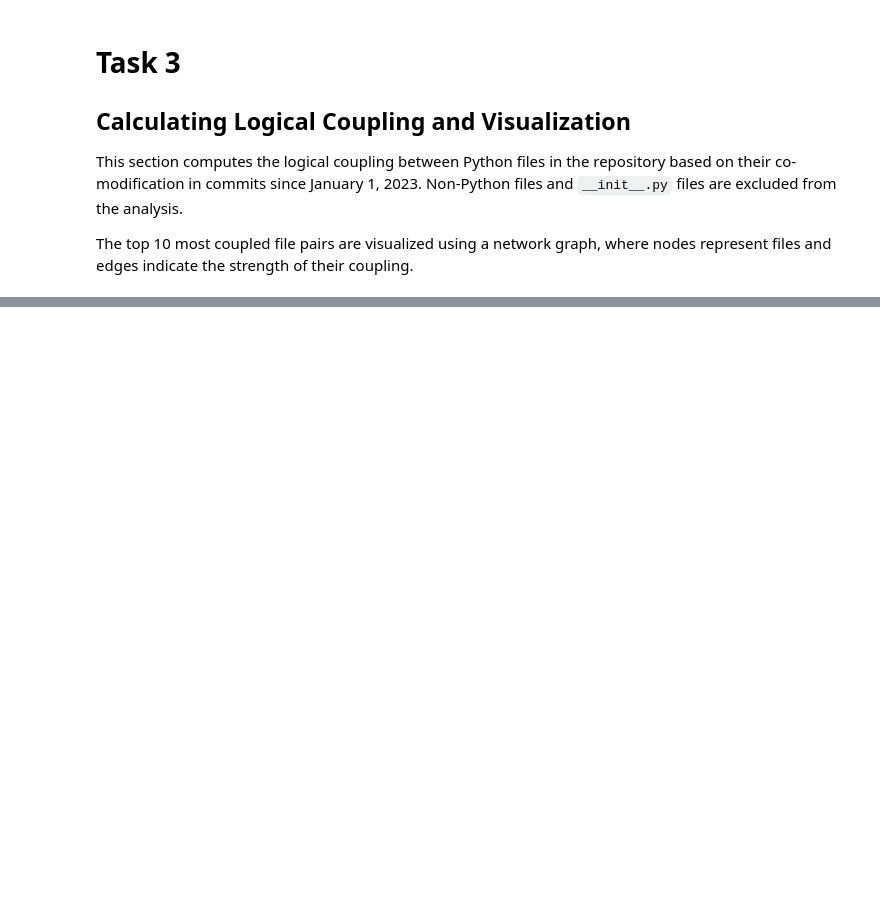
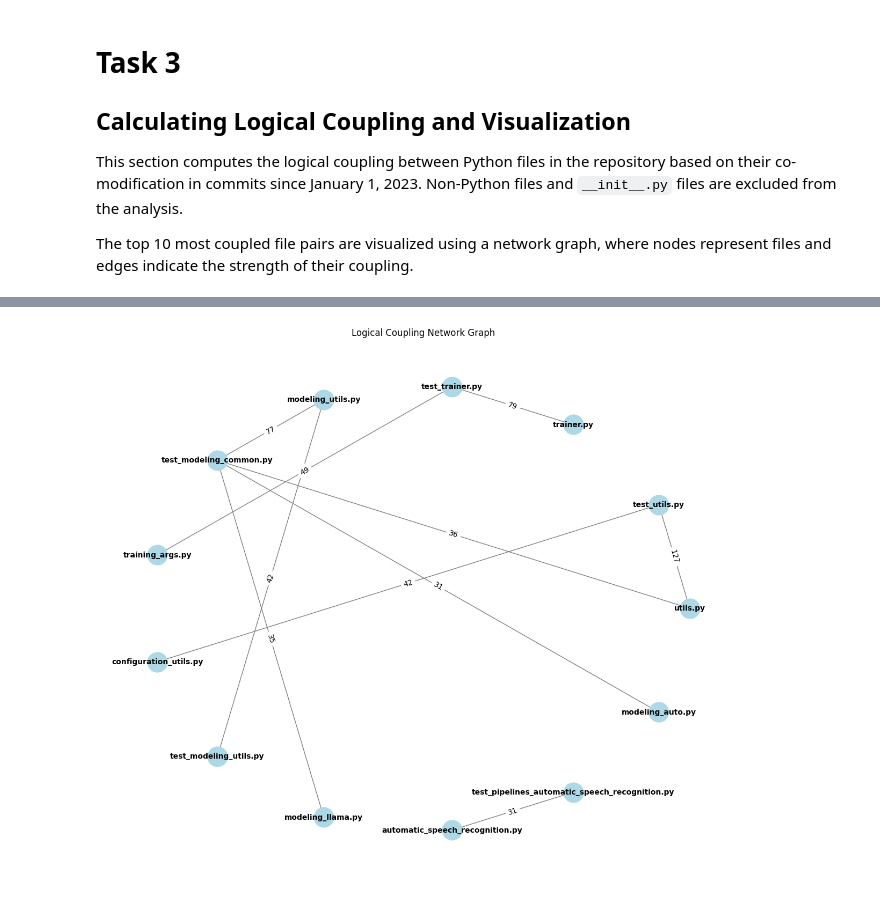
Before and after one commit to Colbae/SoSy-assignement-part-1, a Jupyter notebook: task-3.ipynb, the cells around one changed output, grey strips where cells are left out. Drawn from its saved outputs; the diff is of its cells as text; code cells hidden in the pictures; blank space fills up the shorter version.

```diff
--- a/task-3.ipynb
+++ b/task-3.ipynb
@@ -59,0 +51,40 @@ plot_network_graph(top_10_names)
+# %%
+from datetime import datetime
+from pydriller import Repository
+from collections import Counter
+import itertools
+import os
+from utils import plot_network_graph
+
+REPOSITORY = "" #local URL to cloned repo, checkout tag v4.57.0
+DATE = datetime(2023, 1, 1)
+
+def calculate_logical_coupling(repository, since_date):
+    file_pair_coupling = Counter()
+
+    for commit in Repository(repository, since=since_date).traverse_commits():
+        # Consider only Python files for coupling analysis, __init__.py files are excluded
+        modified_files = [
+            file.new_path for file in commit.modified_files if file.new_path and file.new_path.endswith('.py') and os.path.basename(file.new_path) != "__init__.py"
+        ]
+        # Commit requires at least two modified files to form a pair
+        if len(modified_files) < 2:
+            continue
+
+        file_pairs = itertools.combinations(modified_files, 2)
+        test_pairs = [
+            pair for pair in file_pairs
+            if (os.path.basename(pair[0]).startswith('test_') and not os.path.basename(pair[1]).startswith('test_')) or
+               (os.path.basename(pair[1]).startswith('test_') and not os.path.basename(pair[0]).startswith('test_'))
+        ]
+        file_pair_coupling.update([tuple(sorted(pair)) for pair in test_pairs])
+
+    return file_pair_coupling
+
+calculated_coupling = calculate_logical_coupling(REPOSITORY, DATE) # This might take a while
+top_10_pairs = calculated_coupling.most_common(10)
+top_10_names = [(os.path.basename(pair[0]), os.path.basename(pair[1]), count) for pair, count in top_10_pairs]
+
+plot_network_graph(top_10_names)
+# %% [output]
+[figure, added]
```
Also changed, not shown: parts of 2 cells of this notebook, 2 other files.
